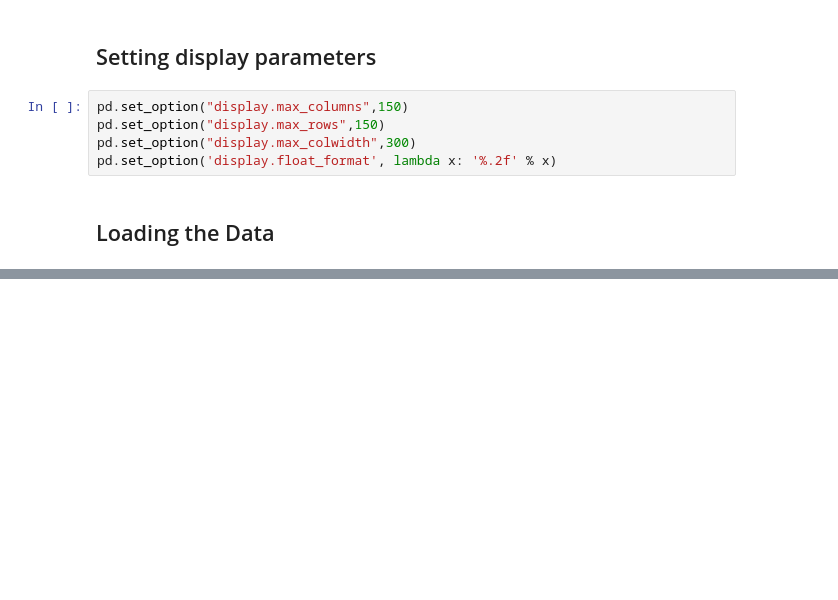
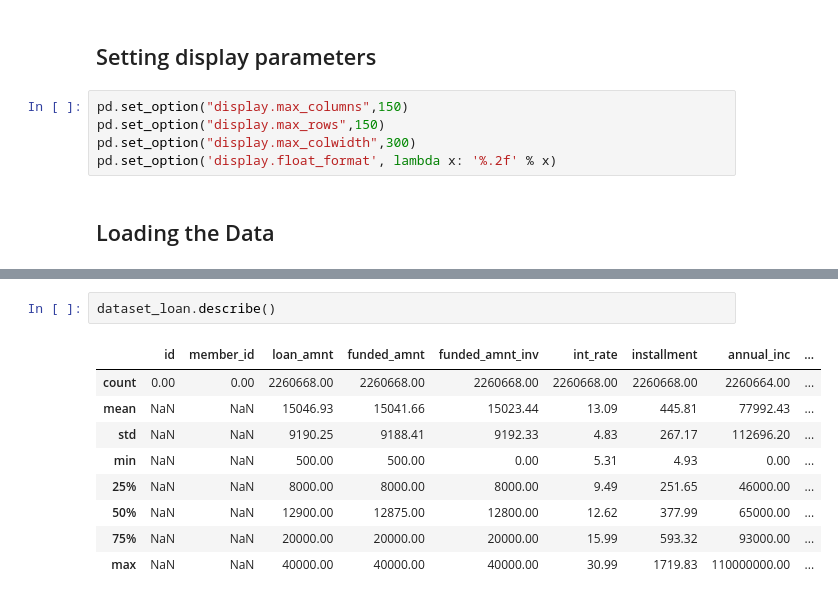
Before and after one commit to Singhal-Piyush/Lending_Club_Data_Analysis, a Jupyter notebook: Lending_Club_Data_Analytics.ipynb, the cells around one changed output, grey strips where cells are left out. Cells and saved outputs as stored; diff of their text form; blank space fills up the shorter version.

```diff
--- a/Lending_Club_Data_Analytics.ipynb
+++ b/Lending_Club_Data_Analytics.ipynb
@@ -40,0 +46,12 @@ memory usage: 5.8 GB
+# %%
+dataset_loan.describe()
+# %% [output]
+|  | id | member_id | loan_amnt | funded_amnt | funded_amnt_inv | int_rate | installment | annual_inc | ... |
+| count | 0.00 | 0.00 | 2260668.00 | 2260668.00 | 2260668.00 | 2260668.00 | 2260668.00 | 2260664.00 | ... |
+| mean | NaN | NaN | 15046.93 | 15041.66 | 15023.44 | 13.09 | 445.81 | 77992.43 | ... |
+| std | NaN | NaN | 9190.25 | 9188.41 | 9192.33 | 4.83 | 267.17 | 112696.20 | ... |
+| min | NaN | NaN | 500.00 | 500.00 | 0.00 | 5.31 | 4.93 | 0.00 | ... |
+| 25% | NaN | NaN | 8000.00 | 8000.00 | 8000.00 | 9.49 | 251.65 | 46000.00 | ... |
+| 50% | NaN | NaN | 12900.00 | 12875.00 | 12800.00 | 12.62 | 377.99 | 65000.00 | ... |
+| 75% | NaN | NaN | 20000.00 | 20000.00 | 20000.00 | 15.99 | 593.32 | 93000.00 | ... |
+| max | NaN | NaN | 40000.00 | 40000.00 | 40000.00 | 30.99 | 1719.83 | 110000000.00 | ... |
```
Also changed, not shown: parts of 7 cells of this notebook, 1 other file.
